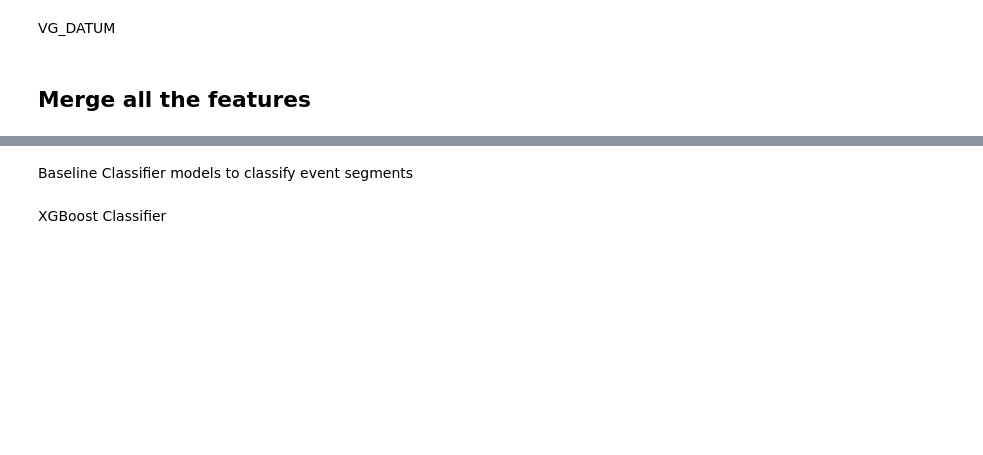
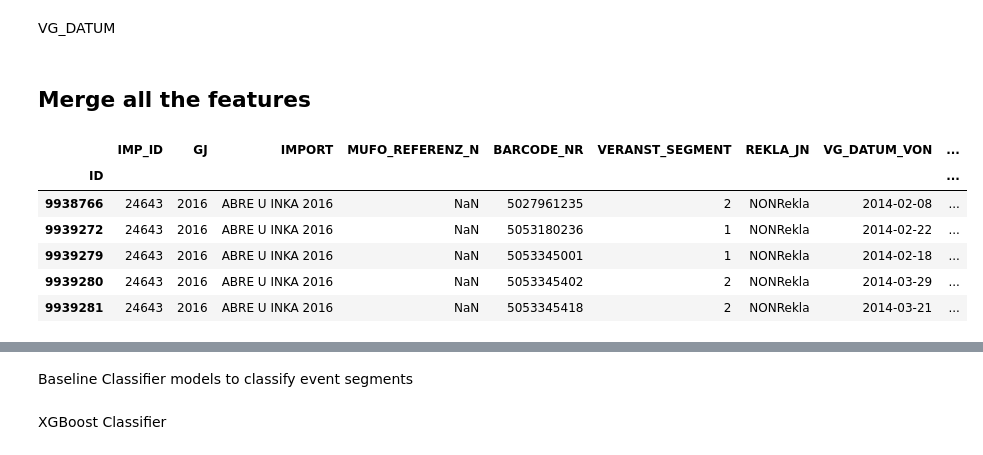
Before and after one commit to Saraavana/reclamation-processing, a Jupyter notebook: 00-Data-Exploration.ipynb, the cells around one changed output, grey strips where cells are left out. Saved outputs shown, nothing was run; the diff lists cells and outputs as text; code cells hidden in the pictures; blank space fills up the shorter version.

```diff
--- a/00-Data-Exploration.ipynb
+++ b/00-Data-Exploration.ipynb
@@ -761,0 +882,10 @@ allclaims_feature_df = allclaims_feature_df.merge(df_featurize_promoter, how='le
+# %%
+display(allclaims_df.head(5))
+# %% [output]
+|  | IMP_ID | GJ | IMPORT | MUFO_REFERENZ_N | BARCODE_NR | VERANST_SEGMENT | REKLA_JN | VG_DATUM_VON | ... |
+| ID |  |  |  |  |  |  |  |  | ... |
+| 9938766 | 24643 | 2016 | ABRE U INKA 2016 | NaN | 5027961235 | 2 | NONRekla | 2014-02-08 | ... |
+| 9939272 | 24643 | 2016 | ABRE U INKA 2016 | NaN | 5053180236 | 1 | NONRekla | 2014-02-22 | ... |
+| 9939279 | 24643 | 2016 | ABRE U INKA 2016 | NaN | 5053345001 | 1 | NONRekla | 2014-02-18 | ... |
+| 9939280 | 24643 | 2016 | ABRE U INKA 2016 | NaN | 5053345402 | 2 | NONRekla | 2014-03-29 | ... |
+| 9939281 | 24643 | 2016 | ABRE U INKA 2016 | NaN | 5053345418 | 2 | NONRekla | 2014-03-21 | ... |
```
Also changed, not shown: parts of 16 cells of this notebook.
